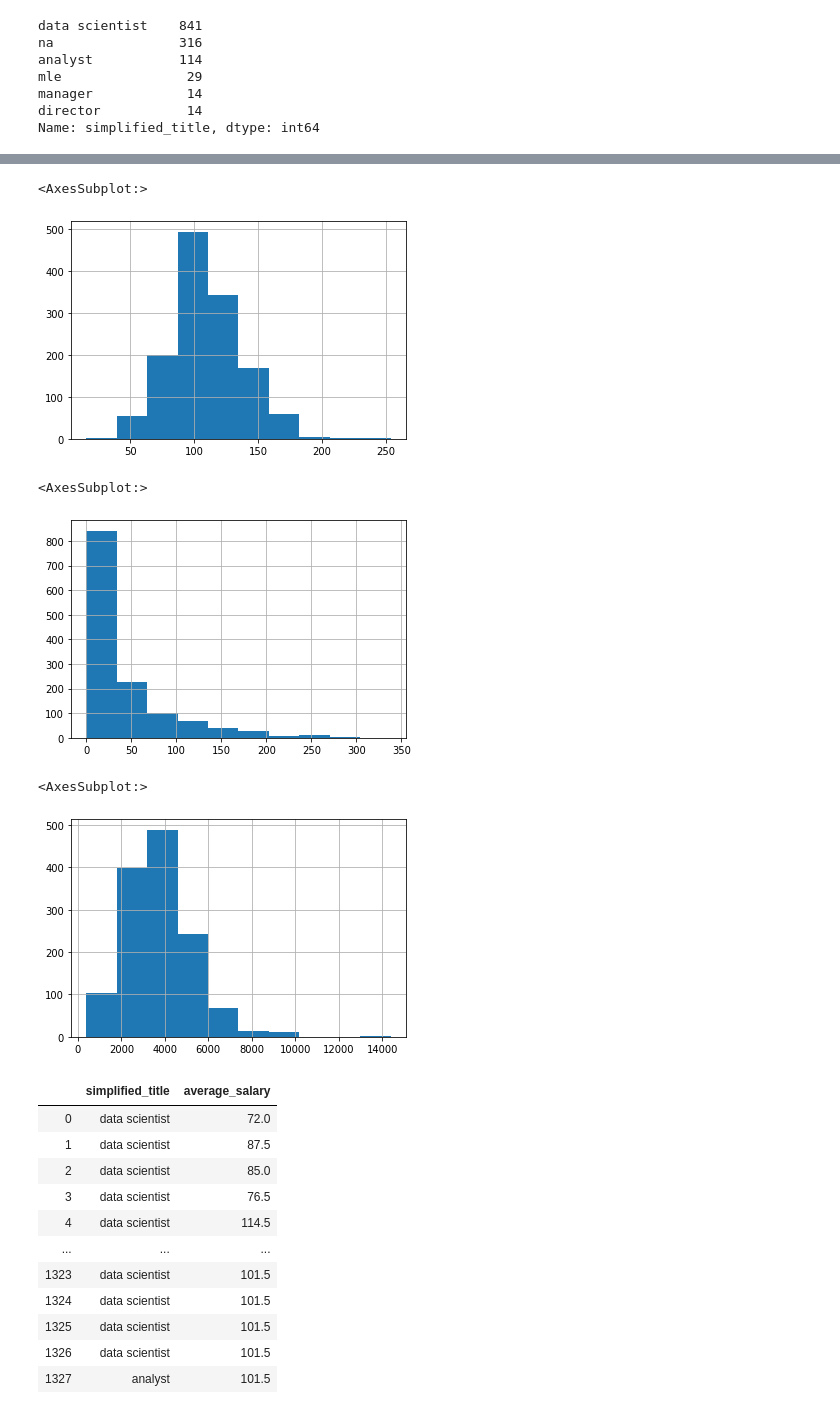
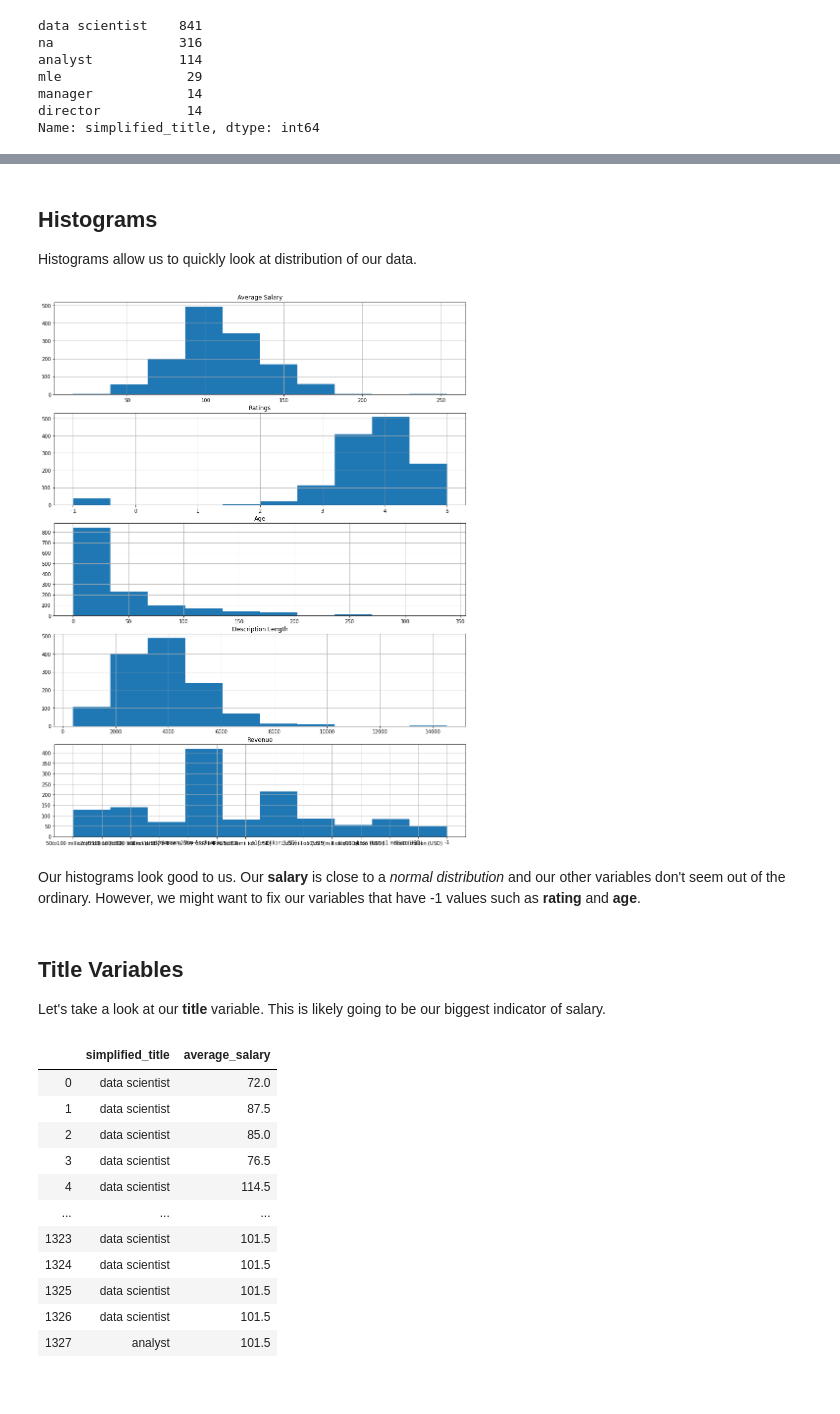
Before and after one commit to k-falk/ds_salary_proj, a Jupyter notebook: eda.ipynb, the cells around one changed output, grey strips where cells are left out. Cells and saved outputs as stored; diff of their text form; code cells hidden in the pictures.

```diff
--- a/eda.ipynb
+++ b/eda.ipynb
@@ -101,18 +117,33 @@ df.Revenue.hist()
-# %%
-df.average_salary.hist()
-# %% [output]
-<AxesSubplot:>
-[figure, removed]
-# %%
-df.Age.hist()
-# %% [output]
-<AxesSubplot:>
-[figure, removed]
-# %%
-df.desc_len.hist()
-# %% [output]
-<AxesSubplot:>
-[figure, removed]
+# %% [markdown]
+## Histograms
+Histograms allow us to quickly look at distribution of our data.
+# %%
+fig, axes = plt.subplots(5, 1)
+fig.set_figheight(20)
+fig.set_figwidth(15)
+
+axes[0].set_title('Average Salary')
+df.average_salary.hist(ax = axes[0])
+
+axes[1].set_title('Ratings')
+df.Rating.hist(ax=axes[1])
+
+axes[2].set_title('Age')
+df.Age.hist(ax = axes[2])
+
+axes[3].set_title('Description Length')
+df.desc_len.hist(ax = axes[3])
+
+
+axes[4].set_title('Revenue')
+_ = df.Revenue.hist(ax=axes[4])
+# %% [output]
+[figure, added]
+# %% [markdown]
+Our histograms look good to us. Our **salary** is close to a *normal distribution* and our other variables don't seem out of the ordinary. However, we might want to fix our variables that have -1 values such as **rating** and **age**.
+# %% [markdown]
+## Title Variables
+Let's take a look at our **title** variable. This is likely going to be our biggest indicator of salary.
 # %%
 title_salary = df[["simplified_title", "average_salary"]]
 title_salary
```
Also changed, not shown: parts of 41 cells of this notebook, 1 other file.
